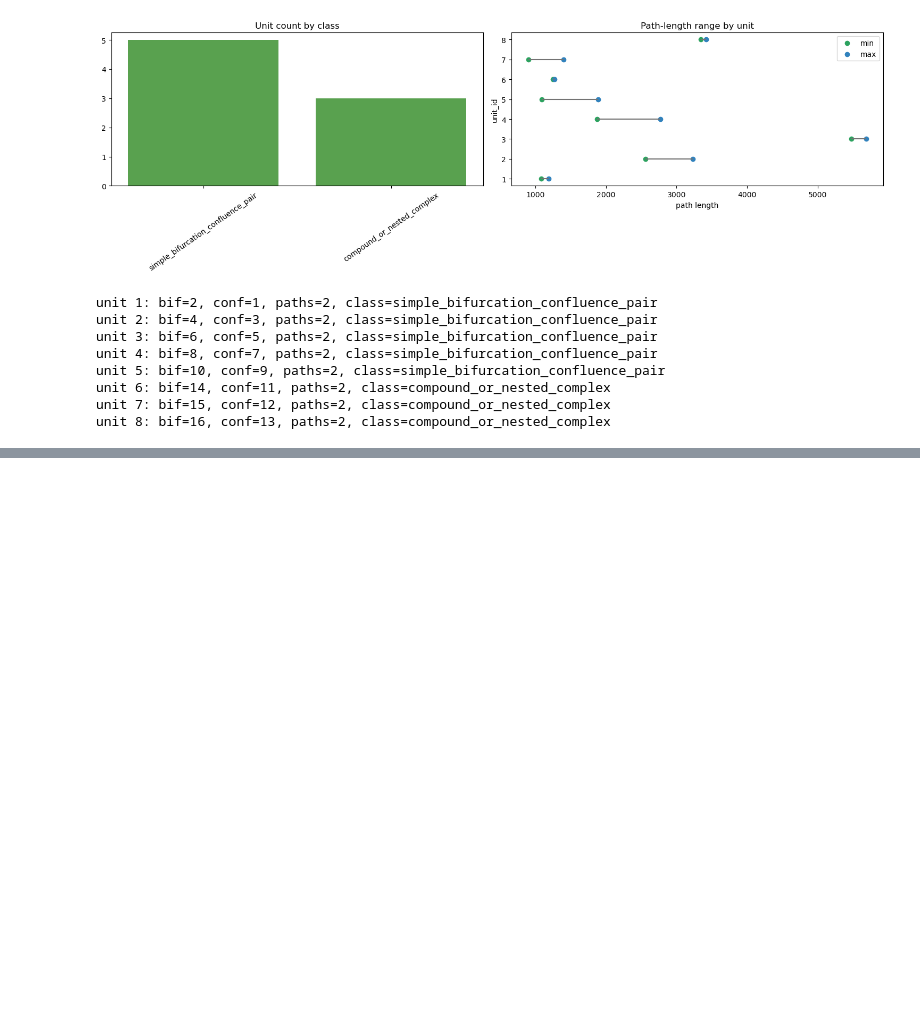
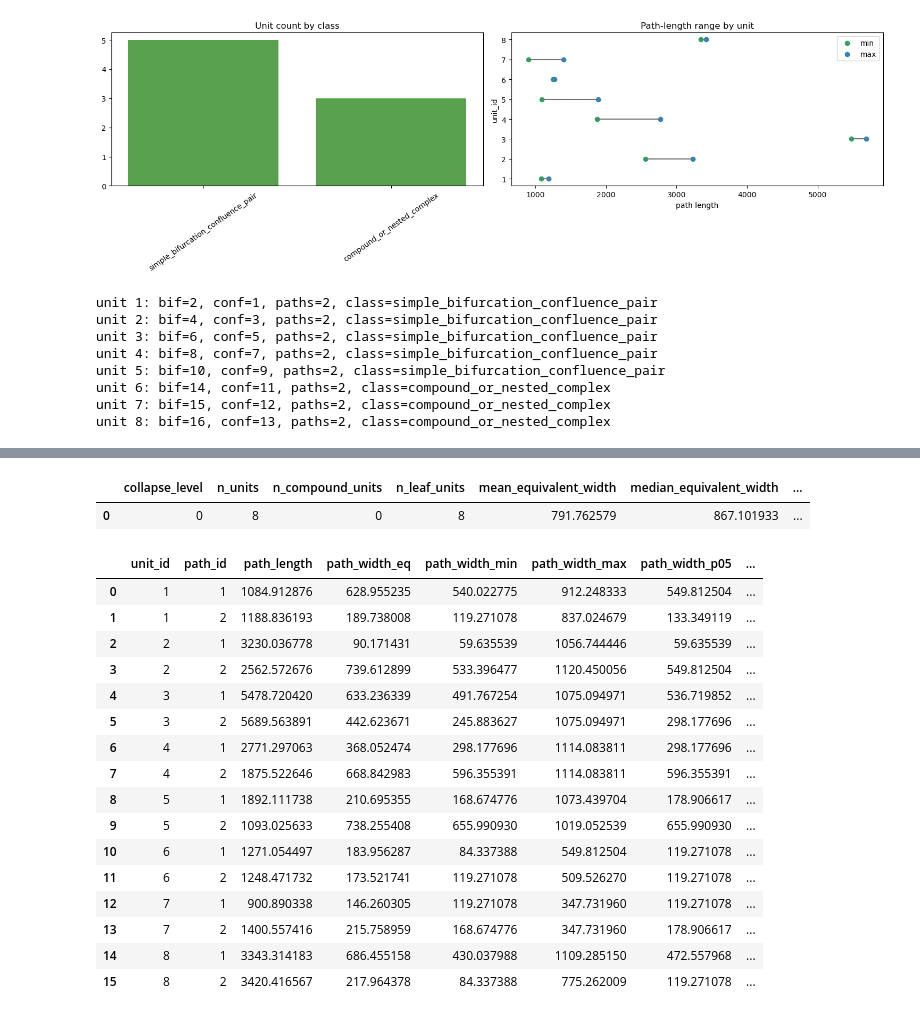
Before and after one commit to niekcde/river_hierarchy, a Jupyter notebook: hierarchy_level_definition/notebooks/level_detection_workbench.ipynb, the cells around one changed output, grey strips where cells are left out. Cells and saved outputs as stored; diff of their text form; code cells hidden in the pictures; blank space fills up the shorter version.

```diff
--- a/hierarchy_level_definition/notebooks/level_detection_workbench.ipynb
+++ b/hierarchy_level_definition/notebooks/level_detection_workbench.ipynb
@@ -380,2 +375,8 @@ summary, unit_metrics, path_metrics = compute_unit_metrics(links_path, nodes_pat
 # %%
-summary
+summary, unit_metrics, path_metrics = compute_unit_metrics(
+    links_path,
+    nodes_path,
+    pixel_width_fields=["wid_pix"],
+    pixel_width_percentiles=(5, 50, 95),
+    use_pixel_widths_for_extremes=True,
+)
@@ -391,0 +383,26 @@ summary
+# %%
+hierarchy_level_metrics = summarize_by_hierarchy_level(unit_metrics)
+display(hierarchy_level_metrics)
+# %% [output]
+|  | collapse_level | n_units | n_compound_units | n_leaf_units | mean_equivalent_width | median_equivalent_width | ... |
+| 0 | 0 | 8 | 0 | 8 | 791.762579 | 867.101933 | ... |
+# %%
+path_metrics
+# %% [output]
+|  | unit_id | path_id | path_length | path_width_eq | path_width_min | path_width_max | path_width_p05 | ... |
+| 0 | 1 | 1 | 1084.912876 | 628.955235 | 540.022775 | 912.248333 | 549.812504 | ... |
+| 1 | 1 | 2 | 1188.836193 | 189.738008 | 119.271078 | 837.024679 | 133.349119 | ... |
+| 2 | 2 | 1 | 3230.036778 | 90.171431 | 59.635539 | 1056.744446 | 59.635539 | ... |
+| 3 | 2 | 2 | 2562.572676 | 739.612899 | 533.396477 | 1120.450056 | 549.812504 | ... |
+| 4 | 3 | 1 | 5478.720420 | 633.236339 | 491.767254 | 1075.094971 | 536.719852 | ... |
+| 5 | 3 | 2 | 5689.563891 | 442.623671 | 245.883627 | 1075.094971 | 298.177696 | ... |
+| 6 | 4 | 1 | 2771.297063 | 368.052474 | 298.177696 | 1114.083811 | 298.177696 | ... |
+| 7 | 4 | 2 | 1875.522646 | 668.842983 | 596.355391 | 1114.083811 | 596.355391 | ... |
+| 8 | 5 | 1 | 1892.111738 | 210.695355 | 168.674776 | 1073.439704 | 178.906617 | ... |
+| 9 | 5 | 2 | 1093.025633 | 738.255408 | 655.990930 | 1019.052539 | 655.990930 | ... |
+| 10 | 6 | 1 | 1271.054497 | 183.956287 | 84.337388 | 549.812504 | 119.271078 | ... |
+| 11 | 6 | 2 | 1248.471732 | 173.521741 | 119.271078 | 509.526270 | 119.271078 | ... |
+| 12 | 7 | 1 | 900.890338 | 146.260305 | 119.271078 | 347.731960 | 119.271078 | ... |
+| 13 | 7 | 2 | 1400.557416 | 215.758959 | 168.674776 | 347.731960 | 178.906617 | ... |
+| 14 | 8 | 1 | 3343.314183 | 686.455158 | 430.037988 | 1109.285150 | 472.557968 | ... |
+| 15 | 8 | 2 | 3420.416567 | 217.964378 | 84.337388 | 775.262009 | 119.271078 | ... |
```
Also changed, not shown: parts of 5 cells of this notebook, 5 other files.
